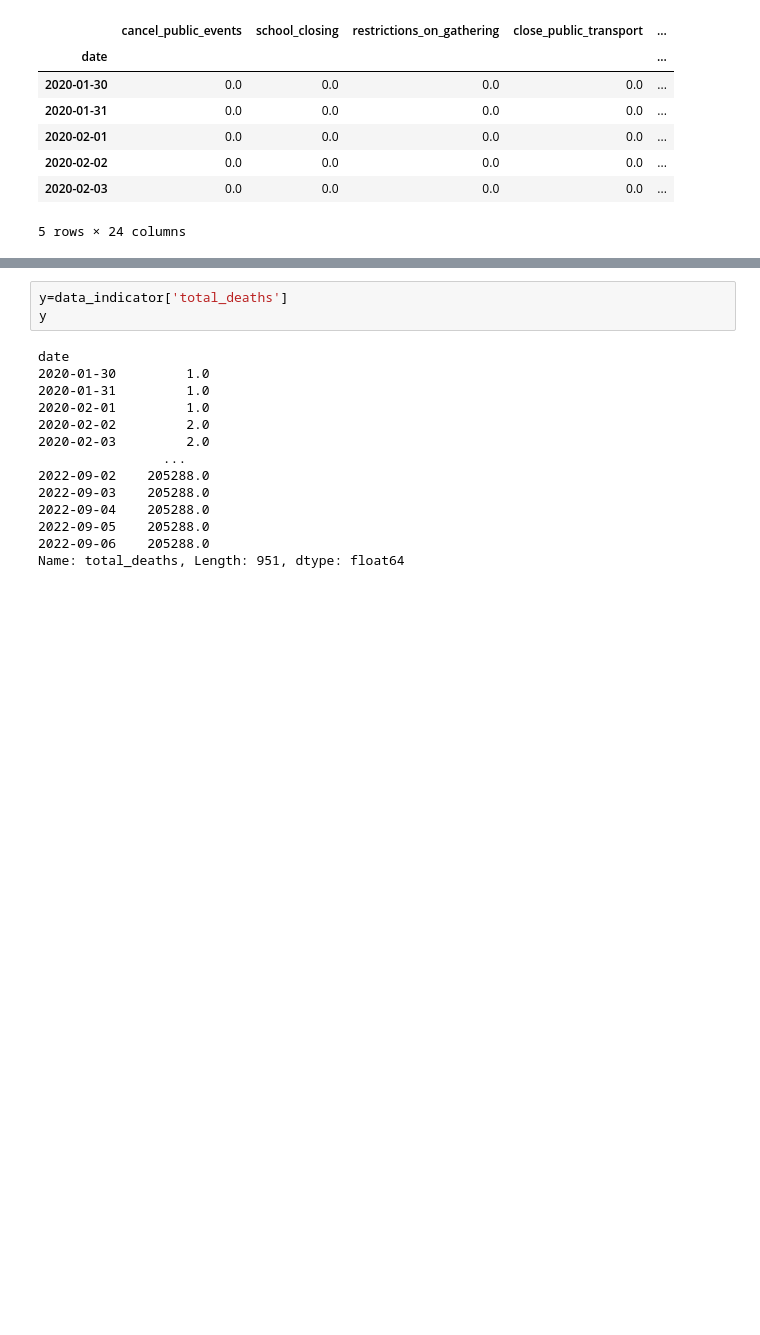
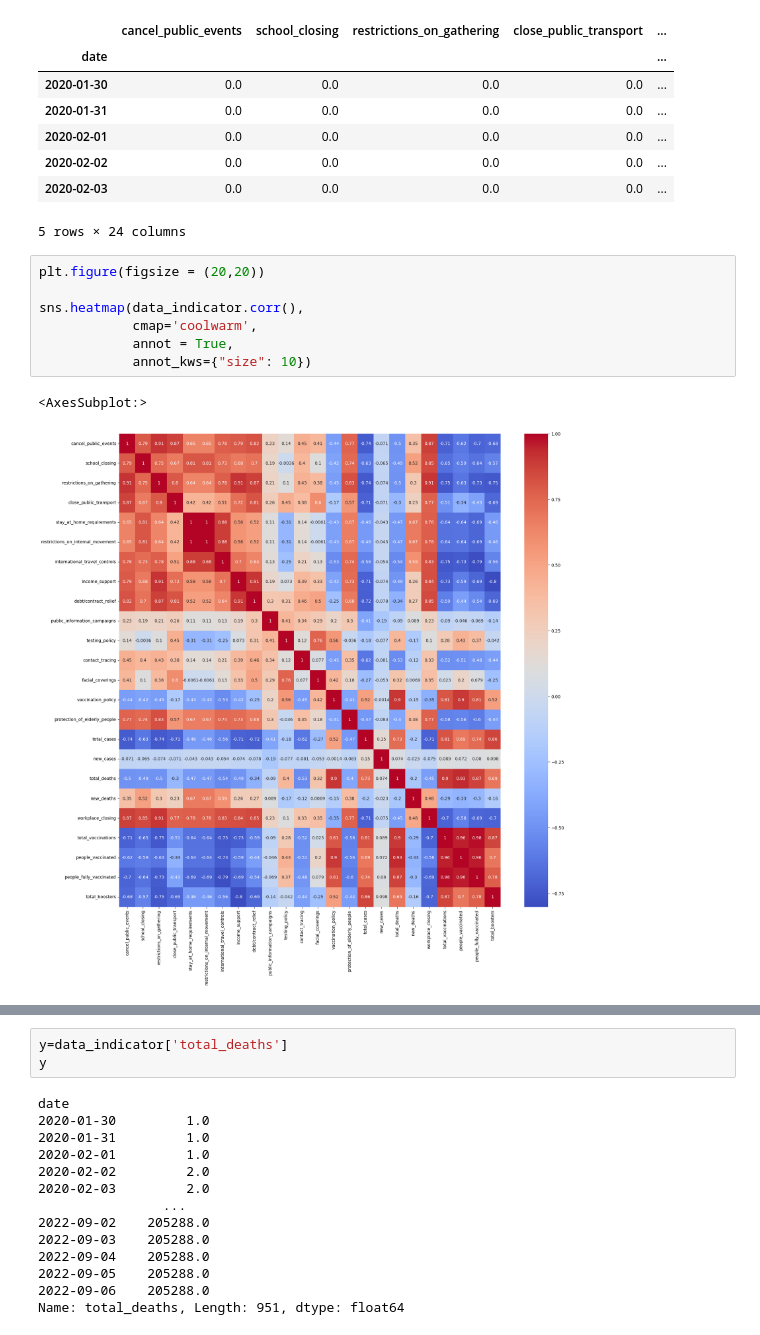
Before and after one commit to tekadata/covid_time_series_prediction, a Jupyter notebook: notebooks/model-UK.ipynb, the cells around one changed output, grey strips where cells are left out. Drawn from its saved outputs; the diff is of its cells as text; blank space fills up the shorter version.

```diff
--- a/notebooks/model-UK.ipynb
+++ b/notebooks/model-UK.ipynb
@@ -57,3 +57,13 @@ data_indicator.head()
 | 2020-02-02 | 0.0 | 0.0 | 0.0 | 0.0 | ... |
 | 2020-02-03 | 0.0 | 0.0 | 0.0 | 0.0 | ... |
 5 rows × 24 columns
+# %%
+plt.figure(figsize = (20,20))
+
+sns.heatmap(data_indicator.corr(),
+            cmap='coolwarm',
+            annot = True,
+            annot_kws={"size": 10})
+# %% [output]
+<AxesSubplot:>
+[figure, added]
```
Also changed, not shown: parts of 15 cells of this notebook.
